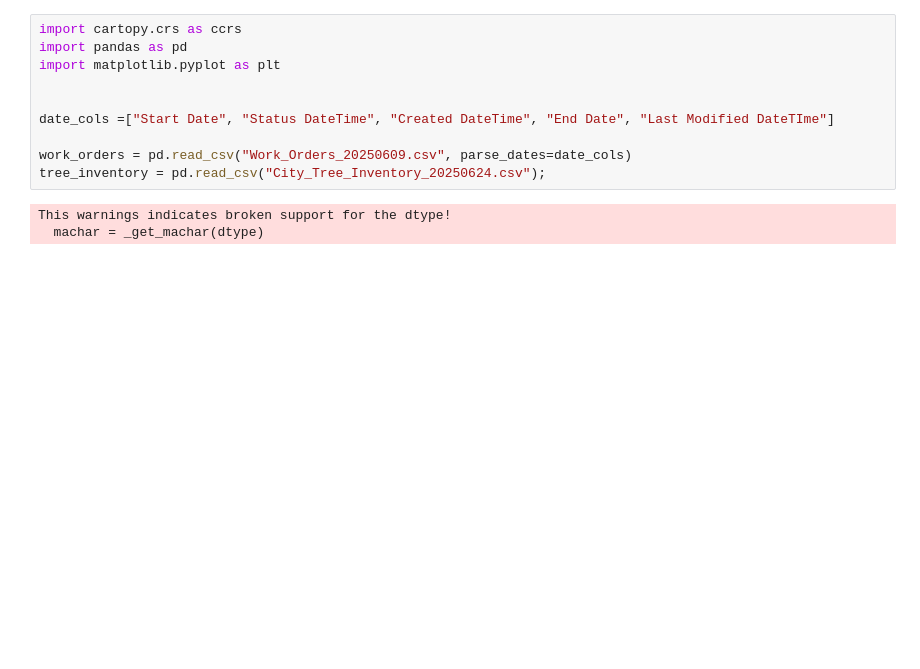
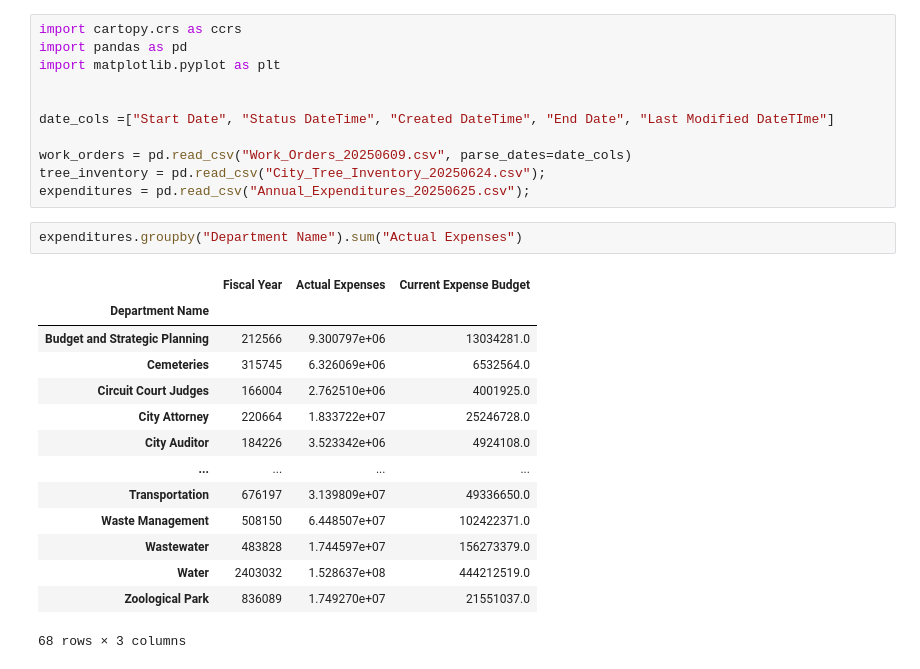
Before and after one commit to jedelman/WorkOrders, a Jupyter notebook: sandbox.ipynb, the cells around one changed output. Cells and saved outputs as stored; diff of their text form; blank space fills up the shorter version.

```diff
--- a/sandbox.ipynb
+++ b/sandbox.ipynb
@@ -8,6 +8,21 @@ date_cols =["Start Date", "Status DateTime", "Created DateTime", "End Date", "La
 
 work_orders = pd.read_csv("Work_Orders_20250609.csv", parse_dates=date_cols)
 tree_inventory = pd.read_csv("City_Tree_Inventory_20250624.csv");
+expenditures = pd.read_csv("Annual_Expenditures_20250625.csv");
-# %% [output]
-This warnings indicates broken support for the dtype!
-  machar = _get_machar(dtype)
+# %%
+expenditures.groupby("Department Name").sum("Actual Expenses")
+# %% [output]
+|  | Fiscal Year | Actual Expenses | Current Expense Budget |
+| Department Name |  |  |  |
+| Budget and Strategic Planning | 212566 | 9.300797e+06 | 13034281.0 |
+| Cemeteries | 315745 | 6.326069e+06 | 6532564.0 |
+| Circuit Court Judges | 166004 | 2.762510e+06 | 4001925.0 |
+| City Attorney | 220664 | 1.833722e+07 | 25246728.0 |
+| City Auditor | 184226 | 3.523342e+06 | 4924108.0 |
+| ... | ... | ... | ... |
+| Transportation | 676197 | 3.139809e+07 | 49336650.0 |
+| Waste Management | 508150 | 6.448507e+07 | 102422371.0 |
+| Wastewater | 483828 | 1.744597e+07 | 156273379.0 |
+| Water | 2403032 | 1.528637e+08 | 444212519.0 |
+| Zoological Park | 836089 | 1.749270e+07 | 21551037.0 |
+68 rows × 3 columns
```
Also changed, not shown: parts of 3 cells of this notebook.
